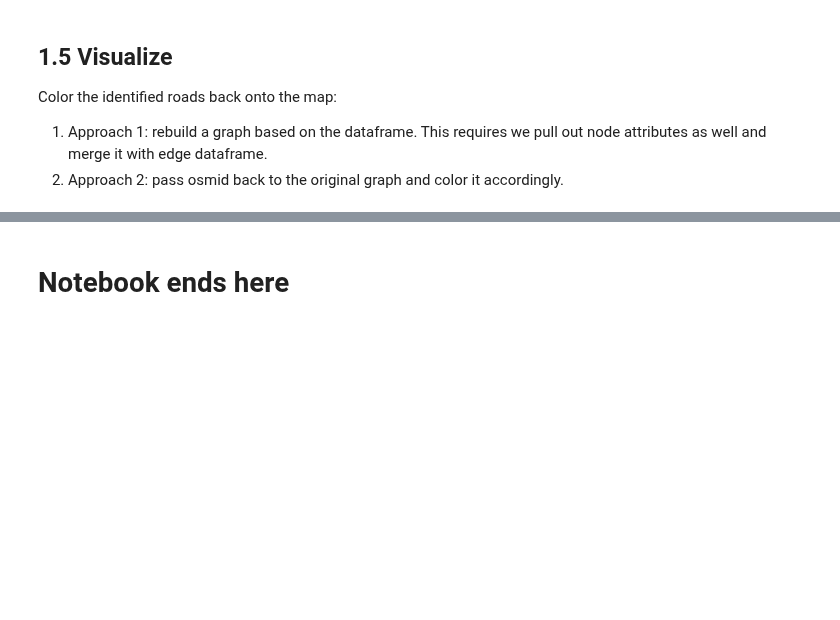
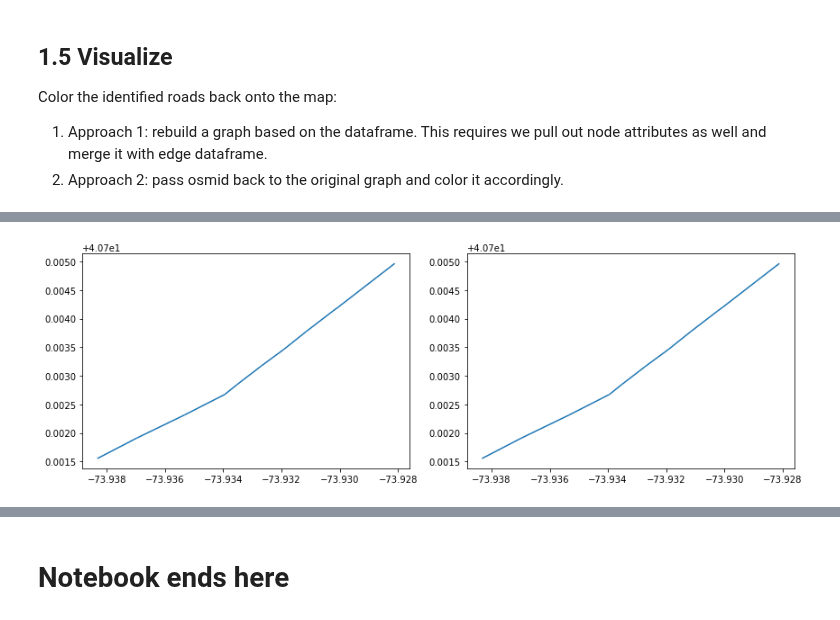
Before and after one commit to argo-marketplace/RadRoads, a Jupyter notebook: notebooks/NYC_sandbox.ipynb, the cells around one changed output, grey strips where cells are left out. Drawn from its saved outputs; the diff is of its cells as text; code cells hidden in the pictures; blank space fills up the shorter version.

```diff
--- a/notebooks/longroad_nyc_sandbox.ipynb
+++ b/notebooks/NYC_sandbox.ipynb
@@ -287,0 +314,5 @@ Color the identified roads back onto the map:
+# %%
+# method A: extract by road name groupby
+roads = G_shp['name'].unique()
+test1 = G_shp[G_shp['name'] == roads[10]]
+test1
@@ -287,0 +332,4 @@ Color the identified roads back onto the map:
+# %%
+# method B: extract by osmid groupby
+test2 = G_shp[G_shp['osmid'] == '221753936']
+test2
@@ -287,0 +349,11 @@ Color the identified roads back onto the map:
+# %%
+# plot road shape from both methods
+fig = pl.figure(figsize=(12,4))
+ax1 = fig.add_subplot(121)
+test1.plot(ax=ax1)
+ax2 = fig.add_subplot(122)
+test2.plot(ax=ax2)
+
+pl.tight_layout()
+# %% [output]
+[figure, added]
```
Also changed, not shown: parts of 29 cells of this notebook.
